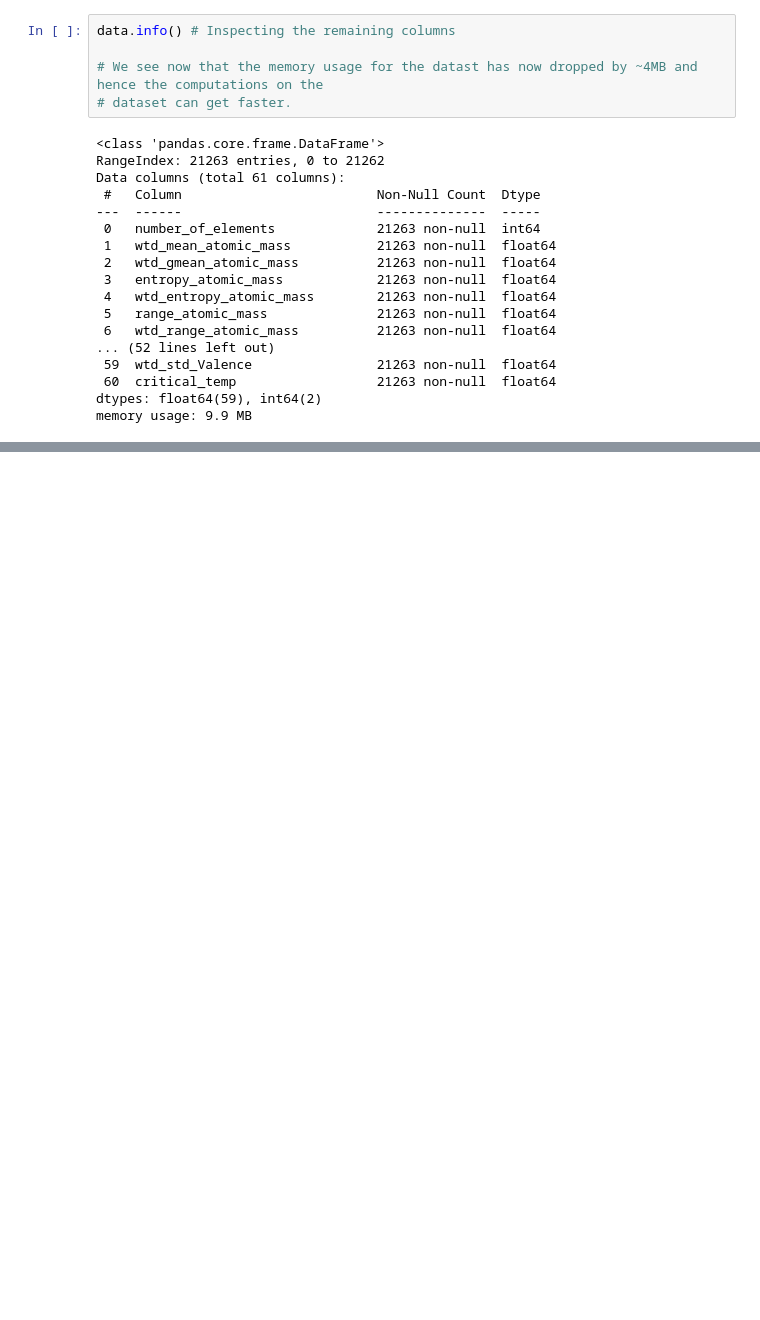
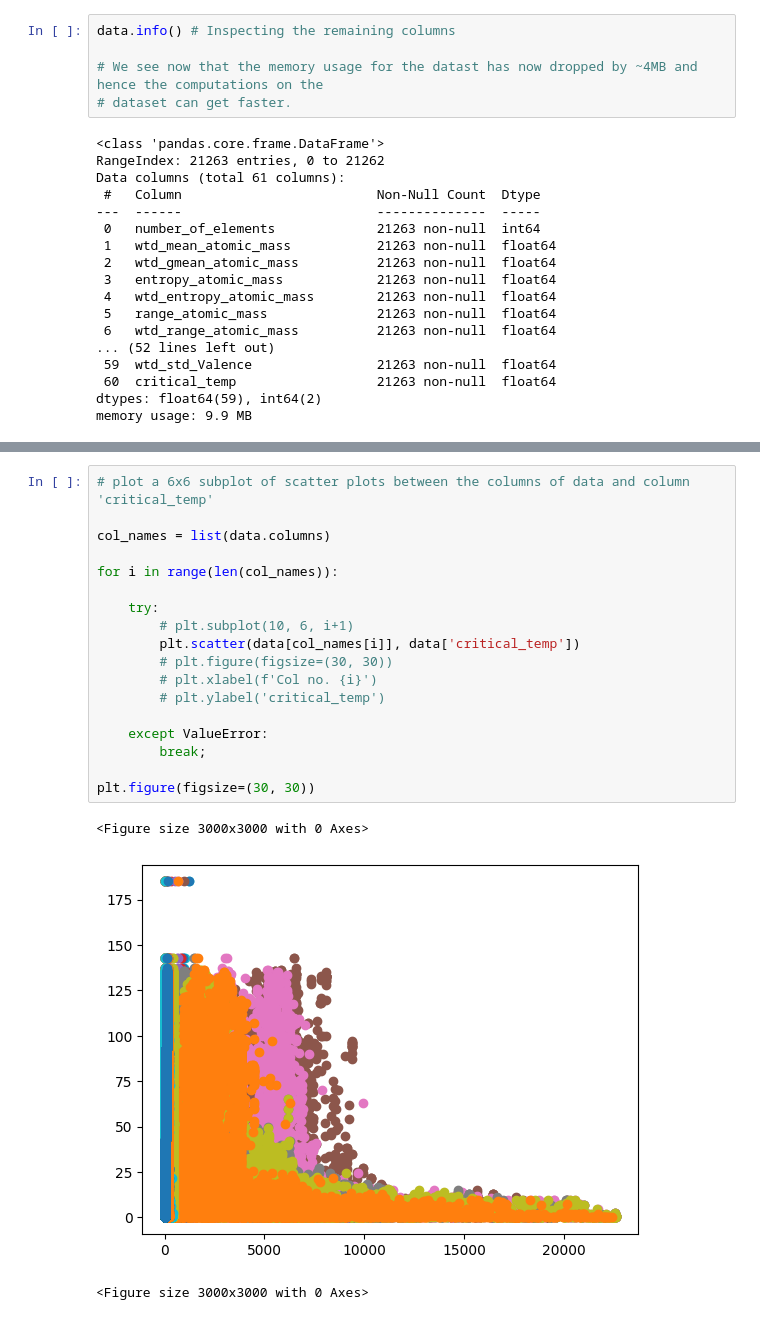
Before and after one commit to pranavr2003/ml_project, a Jupyter notebook: sup_conduct_pranav.ipynb, the cells around one changed output, grey strips where cells are left out. Cells and saved outputs as stored; diff of their text form; blank space fills up the shorter version.

```diff
--- a/sup_conduct.ipynb
+++ b/sup_conduct_pranav.ipynb
@@ -210,3 +232,25 @@ memory usage: 9.9 MB
+# %%
+# plot a 6x6 subplot of scatter plots between the columns of data and column 'critical_temp'
+
+col_names = list(data.columns)
+
+for i in range(len(col_names)):
+
+    try:
+        # plt.subplot(10, 6, i+1)
+        plt.scatter(data[col_names[i]], data['critical_temp'])
+        # plt.figure(figsize=(30, 30))
+        # plt.xlabel(f'Col no. {i}')
+        # plt.ylabel('critical_temp')
+
+    except ValueError:
+        break;
+
+plt.figure(figsize=(30, 30))
+# %% [output]
+<Figure size 3000x3000 with 0 Axes>
+[figure, added]
+<Figure size 3000x3000 with 0 Axes>
 # %%
 # Importing linear regression from sklearn and splitting 'data' into 0.8 train and 0.2 test
 
```
Also changed, not shown: parts of 3 cells of this notebook.
